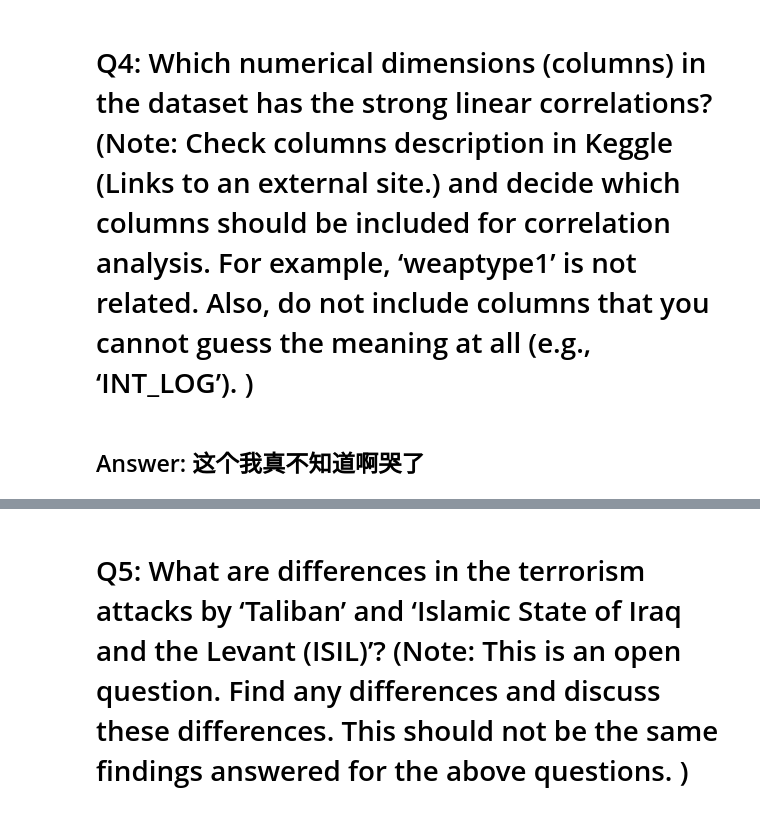
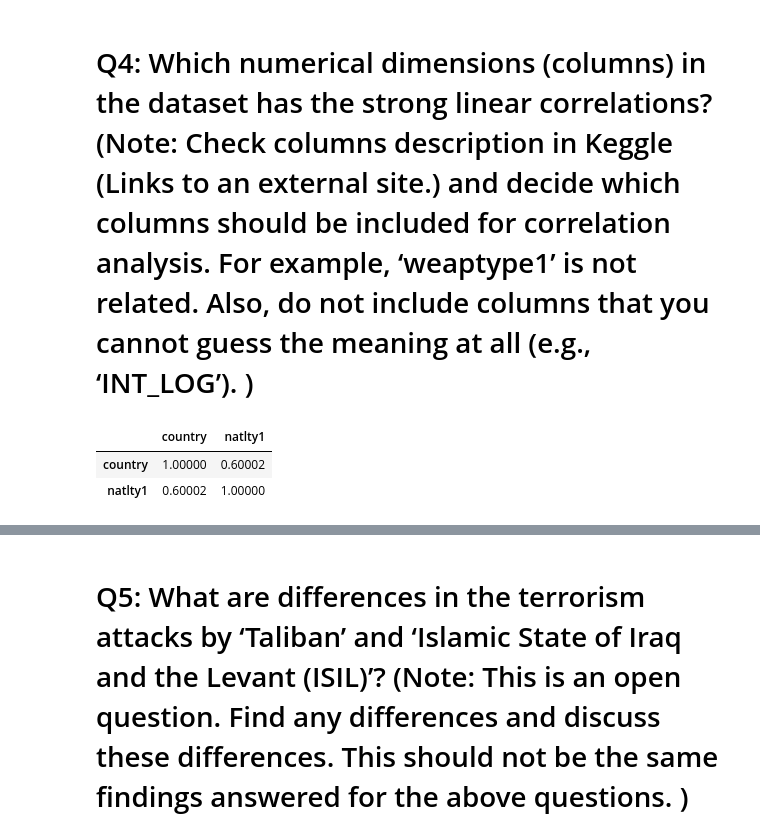
Before and after one commit to ChuLei0217/Colab, a Jupyter notebook: Project_1.ipynb, the cells around one changed output, grey strips where cells are left out. Drawn from its saved outputs; the diff is of its cells as text; code cells hidden in the pictures.

```diff
--- a/Project_1.ipynb
+++ b/Project_1.ipynb
@@ -27,9 +27,20 @@ pd.set_option('display.max_rows', None)
 pd.set_option('display.max_columns', None)
 
 data = pd.read_csv('globalterrorismdb_0718dist.csv', encoding='ISO-8859-1')
-data.shape
-# print(data.corr())
+print(data.shape)
+
+miss_data_total = data.isnull().sum().sort_values(ascending=False)
+miss_data_per = (data.isnull().sum() / data.isnull().count()).sort_values(ascending=False)
+miss_data = pd.concat([miss_data_total, miss_data_per], axis=1, keys=['Total', 'Percentage'])
+data = data.drop((miss_data[miss_data['Percentage'] > 0.15]).index, axis=1)
+
+print(data.shape)
+print(data.columns.values)
+
+country=data[['country','natlty1']]
+
 data.rename(columns={'iyear':'Year','imonth':'Month','iday':'Day','region_txt':'Region','attacktype1_txt':'AttackType','nkill':'Killed','nwound':'Wounded','gname':'Name','weaptype1_txt':'Weapon_type'},inplace=True)
 data=data[['Year','Month','Day','Region','AttackType','Killed','Wounded','Name','Weapon_type']]
+
 data.isnull().sum()
 # %% [output]
@@ -150,5 +172,9 @@ Name: Weapon_type, dtype: int64
 ## Answer: The top-3 common weapons used are explosives, firearms and incendiary.
 # %% [markdown]
 # Q4: Which numerical dimensions (columns) in the dataset has the strong linear correlations?  (Note: Check columns description in Keggle (Links to an external site.) and decide which columns should be included for correlation analysis. For example, ‘weaptype1’ is not related. Also, do not include columns that you cannot guess the meaning at all (e.g., ‘INT_LOG’). )
-# %% [markdown]
-## Answer: 这个我真不知道啊哭了
+# %%
+country.corr()
+# %% [output]
+|  | country | natlty1 |
+| country | 1.00000 | 0.60002 |
+| natlty1 | 0.60002 | 1.00000 |
```
Also changed, not shown: parts of 7 cells of this notebook.
